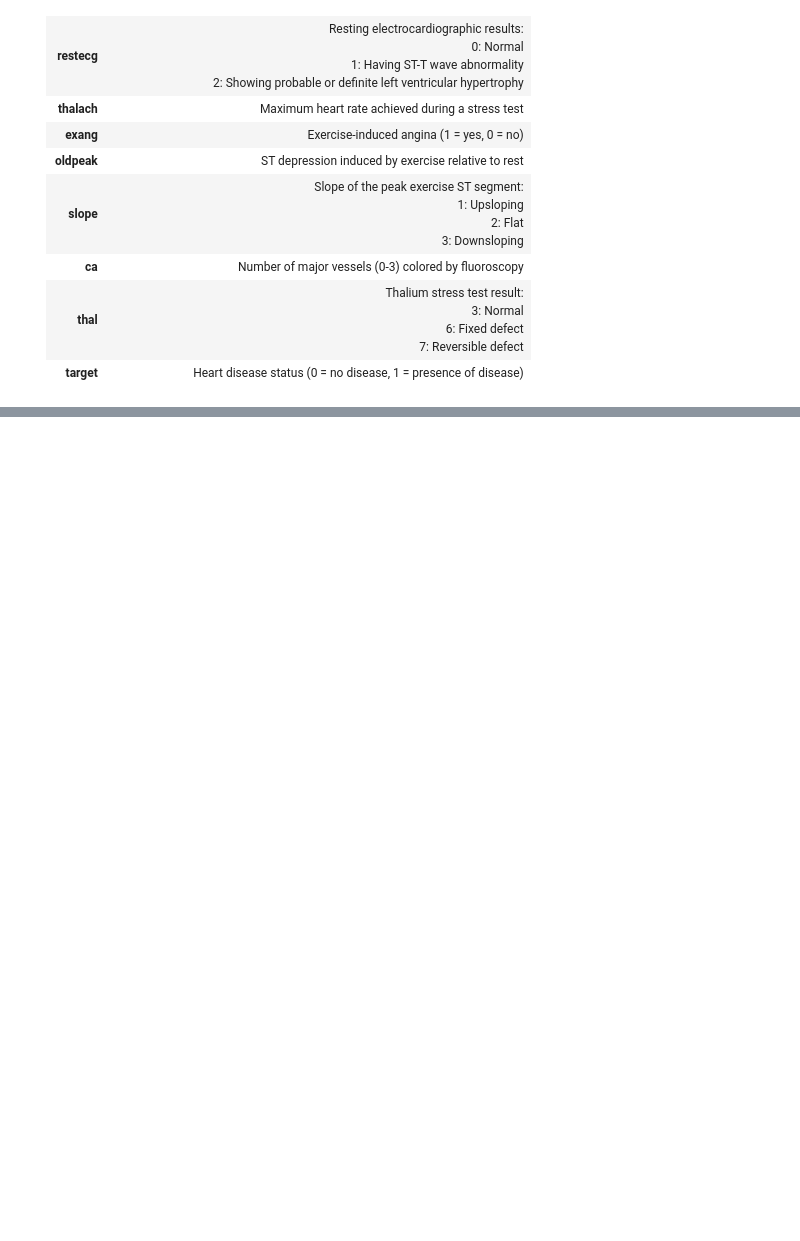
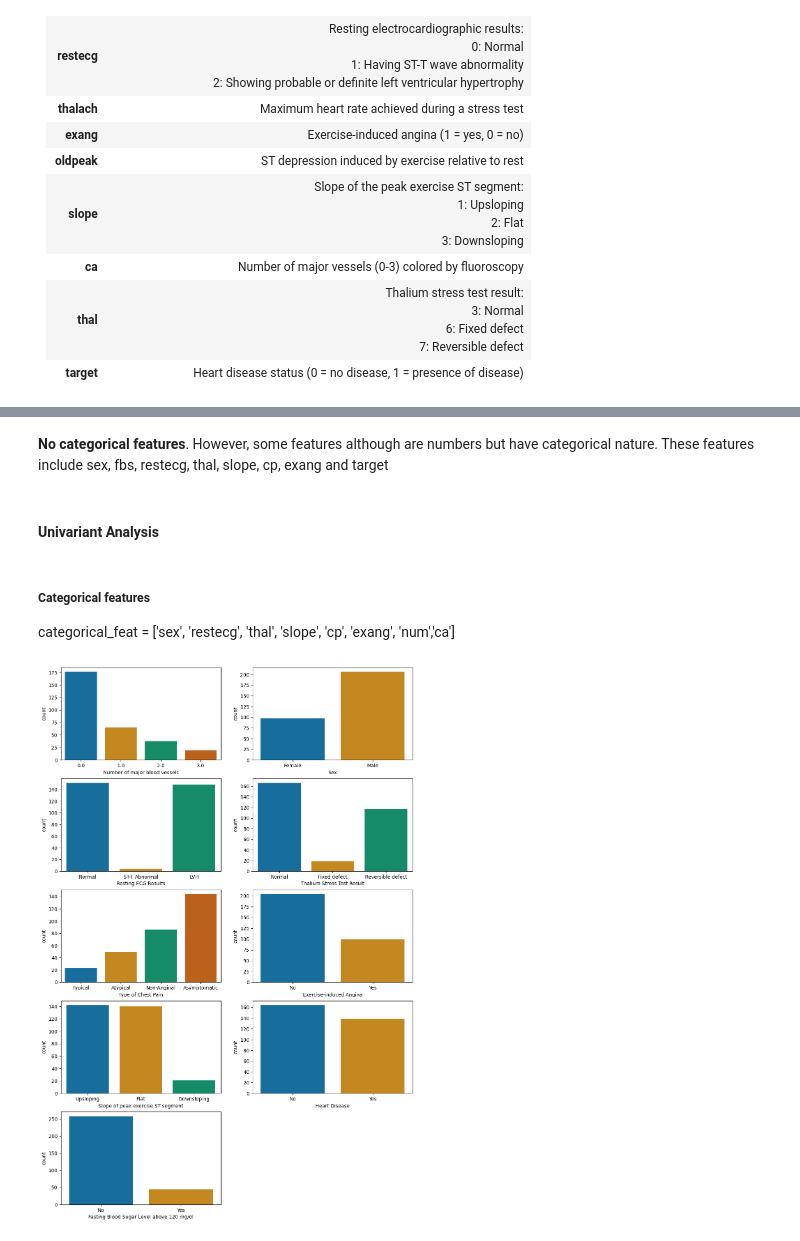
Before and after one commit to HussainAhmed202/MLProject, a Jupyter notebook: notebooks/heart_disease_prediction.ipynb, the cells around one changed output, grey strips where cells are left out. Saved outputs shown, nothing was run; the diff lists cells and outputs as text; code cells hidden in the pictures; blank space fills up the shorter version.

Commit message:
EDA univariate analysis performed

```diff
--- a/notebooks/heart_disease_prediction.ipynb
+++ b/notebooks/heart_disease_prediction.ipynb
@@ -122,0 +163,2 @@ mv: cannot stat 'heart_disease_prediction.ipynb': No such file or directory
+# %% [markdown]
+**No categorical features**. However, some features although are numbers but have categorical nature. These features include sex, fbs, restecg, thal, slope, cp, exang and target
@@ -122,0 +168,40 @@ mv: cannot stat 'heart_disease_prediction.ipynb': No such file or directory
+# %% [markdown]
+#### Univariant Analysis
+# %% [markdown]
+##### Categorical features
+
+categorical_feat = ['sex', 'restecg', 'thal', 'slope', 'cp', 'exang', 'num','ca']
+# %%
+def plot_count(dataframe:pd.DataFrame,feat:str,x_label:str,x_ticks:list[str]=None):
+  if x_ticks:
+    ax = sns.countplot(x=feat, data=dataframe,palette='colorblind')
+    ax.set_xticklabels(x_ticks)
+  else:
+    ax = sns.countplot(x=feat, data=dataframe,palette='colorblind')
+
+  ax.set_xlabel(x_label)
+  return ax
+# %%
+plt.figure(figsize=(13,20))
+plt.subplot(5,2,1)
+plot_count(df,feat='ca',x_label='Number of major blood vessels')
+plt.subplot(5,2,2)
+plot_count(df,feat='sex',x_label='Sex', x_ticks=['Female', 'Male'])
+plt.subplot(5,2,3)
+plot_count(df,feat='restecg',x_label="Resting ECG Results", x_ticks=['Normal', 'ST-T Abnormal','LVH'])
+plt.subplot(5,2,4)
+plot_count(df,feat='thal',x_label="Thalium Stress Test Result", x_ticks=['Normal','Fixed defect','Reversible defect'])
+plt.subplot(5,2,5)
+plot_count(df,feat='cp',x_label="Type of Chest Pain", x_ticks=['Typical', 'Atypical','Non-Anginal','Asymptomatic'])
+plt.subplot(5,2,6)
+plot_count(df,feat='exang',x_label="Exercise-induced Angina", x_ticks=['No', 'Yes'])
+plt.subplot(5,2,7)
+plot_count(df,feat='slope',x_label="Slope of peak exercise ST segment", x_ticks=['Upsloping','Flat','Downsloping'])
+plt.subplot(5,2,8)
+plot_count(df,feat='num',x_label="Heart Disease", x_ticks=['No', 'Yes'])
+plt.subplot(5,2,9)
+plot_count(df,feat='fbs',x_label="Fasting Blood Sugar Level above 120 mg/dl", x_ticks=['No', 'Yes'])
+
+plt.show()
+# %% [output]
+[figure, added]
```
Also changed, not shown: parts of 16 cells of this notebook.
